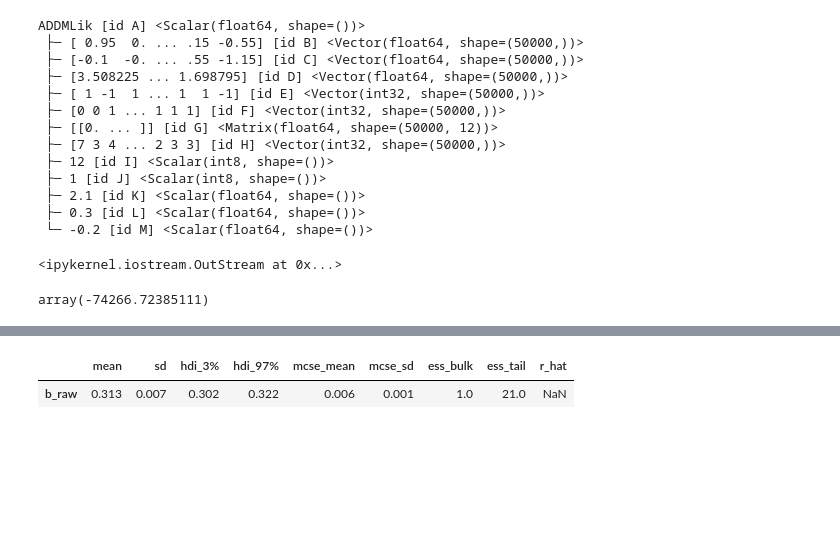
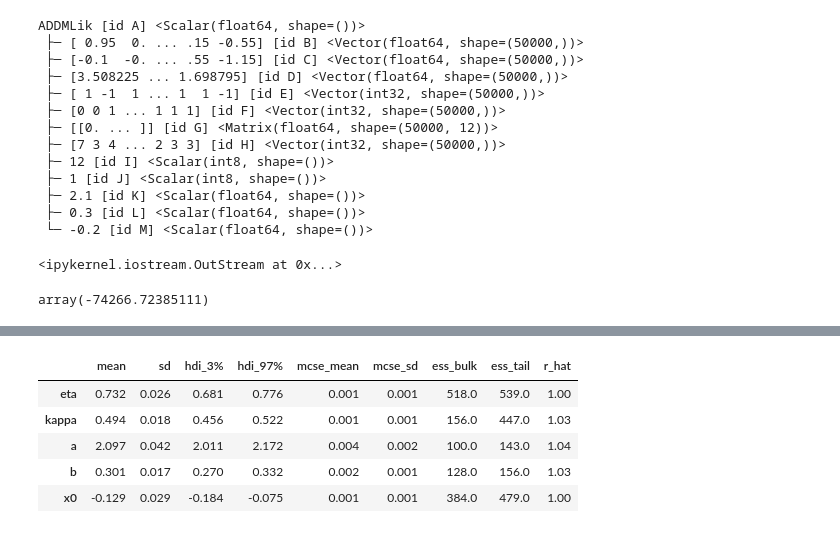
Before and after one commit to AndrewZhang599/efficient-fpt, a Jupyter notebook: andrew_notebooks/pymc_likelihood.ipynb, the cells around one changed output, grey strips where cells are left out. Cells and saved outputs as stored; diff of their text form; code cells hidden in the pictures; blank space fills up the shorter version.

```diff
--- a/andrew_notebooks/pymc_likelihood.ipynb
+++ b/andrew_notebooks/pymc_likelihood.ipynb
@@ -267,7 +267,7 @@ class ADDMLik(Op):
             a,
             b,
             x0,
-            num_threads=64,
+            num_threads=32,
         )
         loglik = -len(rt) * output
         outputs[0][0] = np.array(loglik, dtype=DATA_TYPE)
@@ -402,6 +406,6 @@ Average logp eval time: 0.020812368392944335
 # %%
 with model_small:
-    step = pm.Metropolis(vars=[eta, kappa, a, b_raw, x0_raw], scaling=[0.005]) # can choose the initial step size
-    idata = pm.sample(draws=100, tune=100, chains=1, cores=48, step=step, var_names = ['eta', 'kappa', 'a', 'b_raw', 'x0_raw'],
-    discard_tuned_samples=False)
+    steps = pm.Metropolis(vars=[eta, kappa, a, b_raw, x0_raw], scaling=0.005, blocked=True) # can choose the initial step size
+    idata = pm.sample(draws=1000, tune=1000, chains=2, step=steps, var_names = ['eta', 'kappa', 'a', 'b', 'x0'],
+    discard_tuned_samples=False, mp_ctx='spawn')
 # %% [output]
@@ -409,7 +415,7 @@ NameError: name 'x0_raw' is not defined
 # %%
-with model_small:
-    step = pm.Metropolis(scaling=0.005) # can choose the initial step size
-    idata = pm.sample(draws=100, tune=100, chains=1, cores=48, step=step, var_names = ['b_raw'],
-    discard_tuned_samples=False)
+# with model_small:
+#     step = pm.Metropolis(scaling=0.005) # can choose the initial step size
+#     idata = pm.sample(draws=100, tune=100, chains=1, cores=48, step=step, var_names = ['b_raw'],
+#     discard_tuned_samples=False)
 # %% [output]
 Sequential sampling (1 chains in 1 job)
@@ -424,6 +435,6 @@ Only one chain was sampled, this makes it impossible to run some convergence che
 # %%
 import arviz as az
 
-az.summary(idata)
+az.summary(idata, var_names = ['eta', 'kappa', 'a', 'b', 'x0'])
 # az.summary(idata, var_names = ['kappa'])
 # %% [output]
@@ -431,5 +441,9 @@ arviz - WARNING - Shape validation failed: input_shape: (1, 100), minimum_shape:
 |  | mean | sd | hdi_3% | hdi_97% | mcse_mean | mcse_sd | ess_bulk | ess_tail | r_hat |
-| b_raw | 0.313 | 0.007 | 0.302 | 0.322 | 0.006 | 0.001 | 1.0 | 21.0 | NaN |
+| eta | 0.732 | 0.026 | 0.681 | 0.776 | 0.001 | 0.001 | 518.0 | 539.0 | 1.00 |
+| kappa | 0.494 | 0.018 | 0.456 | 0.522 | 0.001 | 0.001 | 156.0 | 447.0 | 1.03 |
+| a | 2.097 | 0.042 | 2.011 | 2.172 | 0.004 | 0.002 | 100.0 | 143.0 | 1.04 |
+| b | 0.301 | 0.017 | 0.270 | 0.332 | 0.002 | 0.001 | 128.0 | 156.0 | 1.03 |
+| x0 | -0.129 | 0.029 | -0.184 | -0.075 | 0.001 | 0.001 | 384.0 | 479.0 | 1.00 |
 # %%
 import matplotlib.pyplot as plt
 
```
Also changed, not shown: parts of 9 cells of this notebook.
